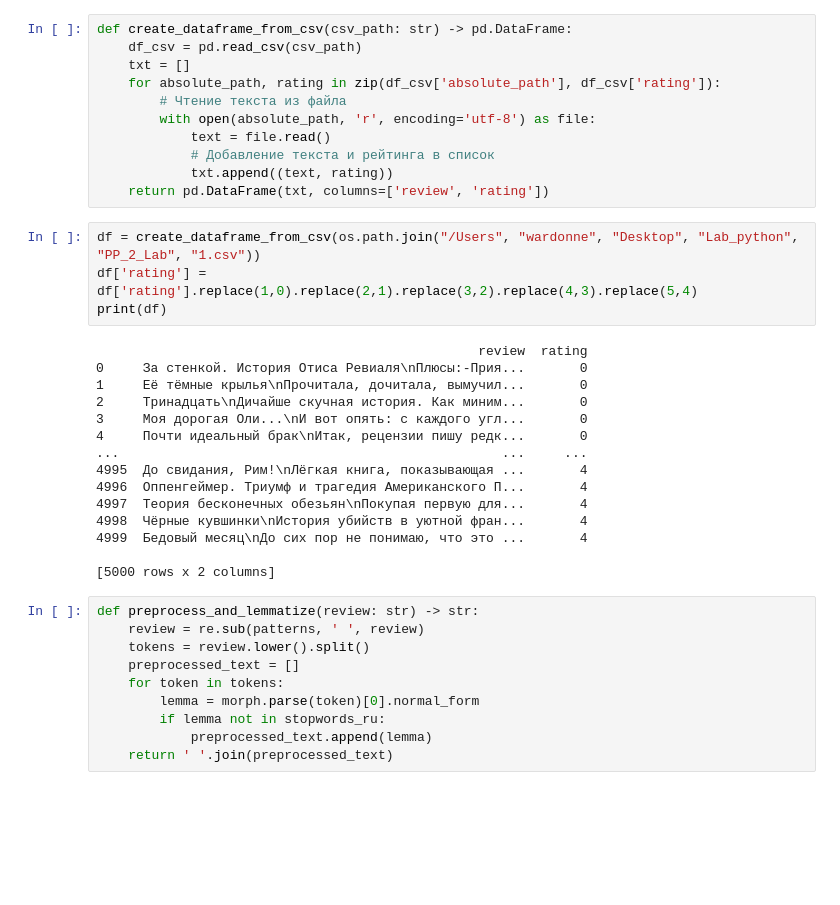
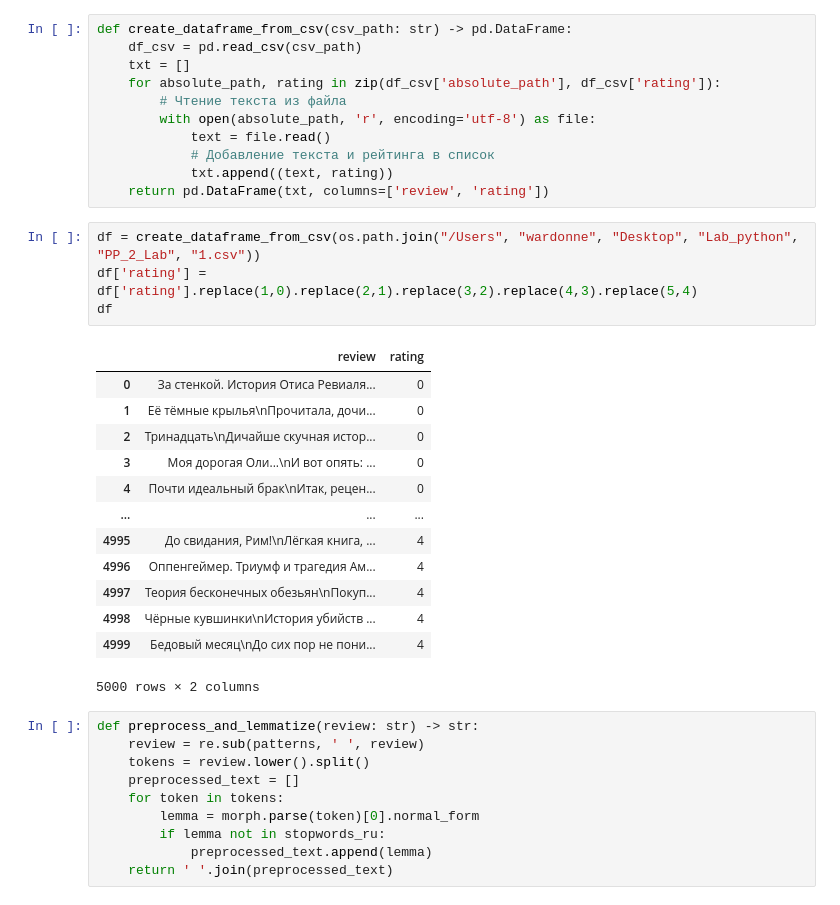
Before and after one commit to Wardonn-e/PP_5_LAB, a Jupyter notebook: main.ipynb, the cells around one changed output. Saved outputs shown, nothing was run; the diff lists cells and outputs as text; blank space fills up the shorter version.

```diff
--- a/main.ipynb
+++ b/main.ipynb
@@ -31,22 +31,21 @@ def create_dataframe_from_csv(csv_path: str) -> pd.DataFrame:
 # %%
 df = create_dataframe_from_csv(os.path.join("/Users", "wardonne", "Desktop", "Lab_python", "PP_2_Lab", "1.csv"))
 df['rating'] = df['rating'].replace(1,0).replace(2,1).replace(3,2).replace(4,3).replace(5,4)
-print(df)
+df
 # %% [output]
+|  | review | rating |
+| 0 | За стенкой. История Отиса Ревиаля... | 0 |
+| 1 | Её тёмные крылья\nПрочитала, дочи... | 0 |
+| 2 | Тринадцать\nДичайше скучная истор... | 0 |
+| 3 | Моя дорогая Оли...\nИ вот опять: ... | 0 |
+| 4 | Почти идеальный брак\nИтак, рецен... | 0 |
+| ... | ... | ... |
+| 4995 | До свидания, Рим!\nЛёгкая книга, ... | 4 |
+| 4996 | Оппенгеймер. Триумф и трагедия Ам... | 4 |
+| 4997 | Теория бесконечных обезьян\nПокуп... | 4 |
+| 4998 | Чёрные кувшинки\nИстория убийств ... | 4 |
+| 4999 | Бедовый месяц\nДо сих пор не пони... | 4 |
-                                                 review  rating
-0     За стенкой. История Отиса Ревиаля\nПлюсы:-Прия...       0
-1     Её тёмные крылья\nПрочитала, дочитала, вымучил...       0
-2     Тринадцать\nДичайше скучная история. Как миним...       0
-3     Моя дорогая Оли...\nИ вот опять: с каждого угл...       0
-4     Почти идеальный брак\nИтак, рецензии пишу редк...       0
-...                                                 ...     ...
-4995  До свидания, Рим!\nЛёгкая книга, показывающая ...       4
-4996  Оппенгеймер. Триумф и трагедия Американского П...       4
-4997  Теория бесконечных обезьян\nПокупая первую для...       4
-4998  Чёрные кувшинки\nИстория убийств в уютной фран...       4
-4999  Бедовый месяц\nДо сих пор не понимаю, что это ...       4
-
-[5000 rows x 2 columns]
+5000 rows × 2 columns
 # %%
 def preprocess_and_lemmatize(review: str) -> str:
     review = re.sub(patterns, ' ', review)
```
Also changed, not shown: parts of 4 cells of this notebook.
